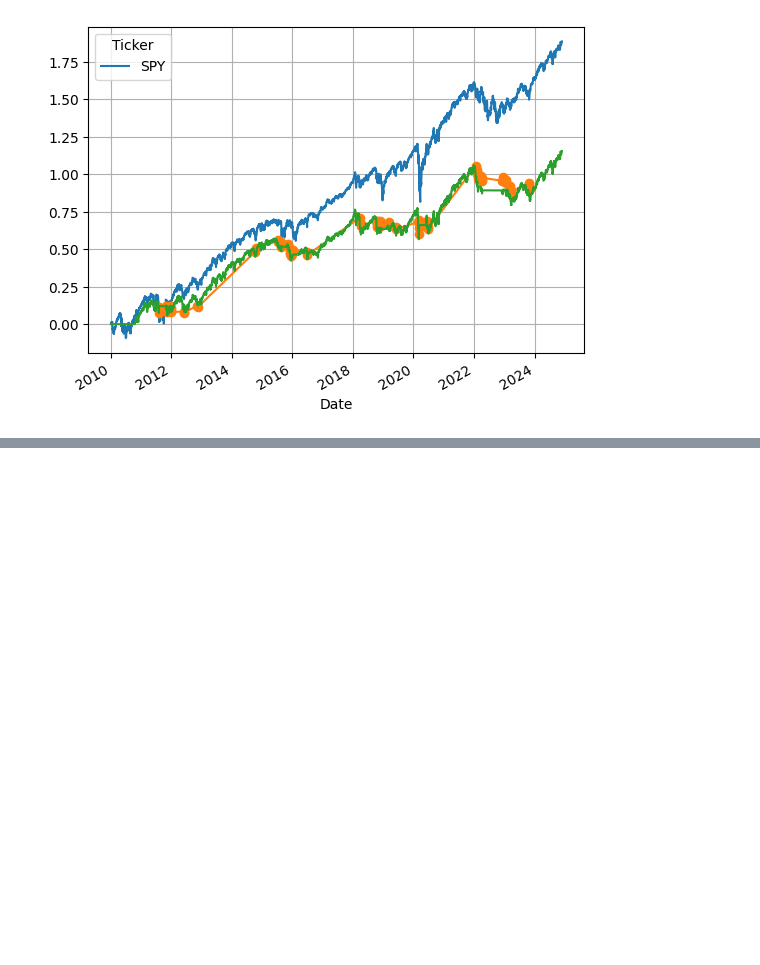
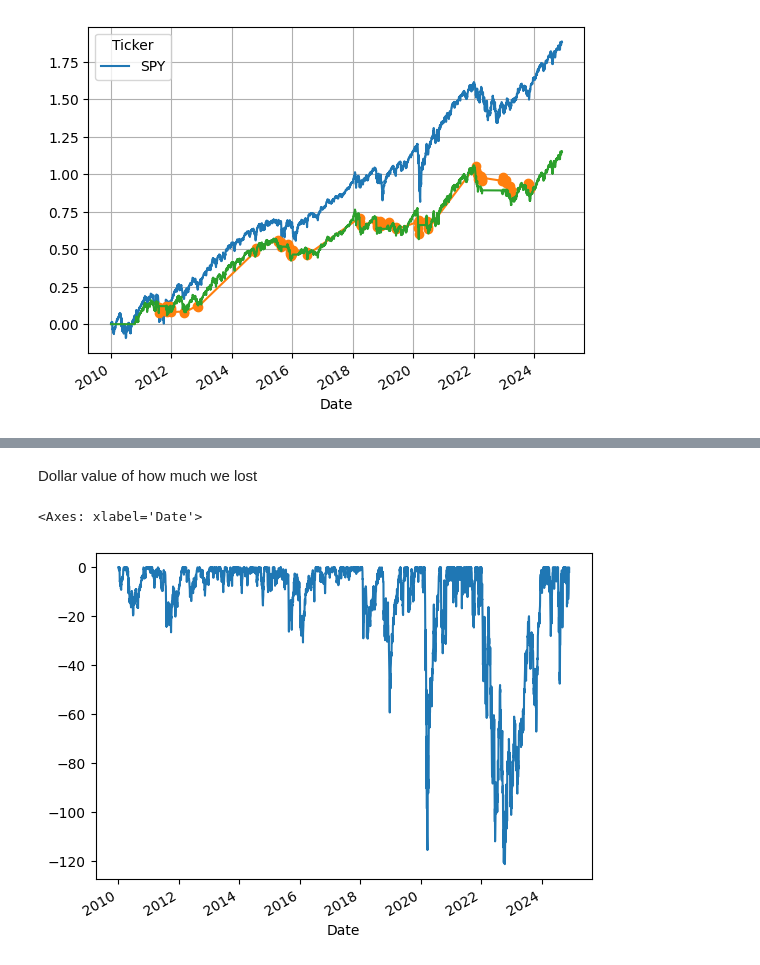
Before and after one commit to Jundula/Neural-networks, a Jupyter notebook: MLP.ipynb, the cells around one changed output, grey strips where cells are left out. Saved outputs shown, nothing was run; the diff lists cells and outputs as text; code cells hidden in the pictures; blank space fills up the shorter version.

```diff
--- a/MLP.ipynb
+++ b/MLP.ipynb
@@ -508,0 +550,7 @@ plt.grid()
+# %% [markdown]
+Dollar value of how much we lost
+# %%
+(spy.Close.SPY-spy.Close.SPY.expanding().max()).plot()
+# %% [output]
+<Axes: xlabel='Date'>
+[figure, added]
```
Also changed, not shown: parts of 23 cells of this notebook.
